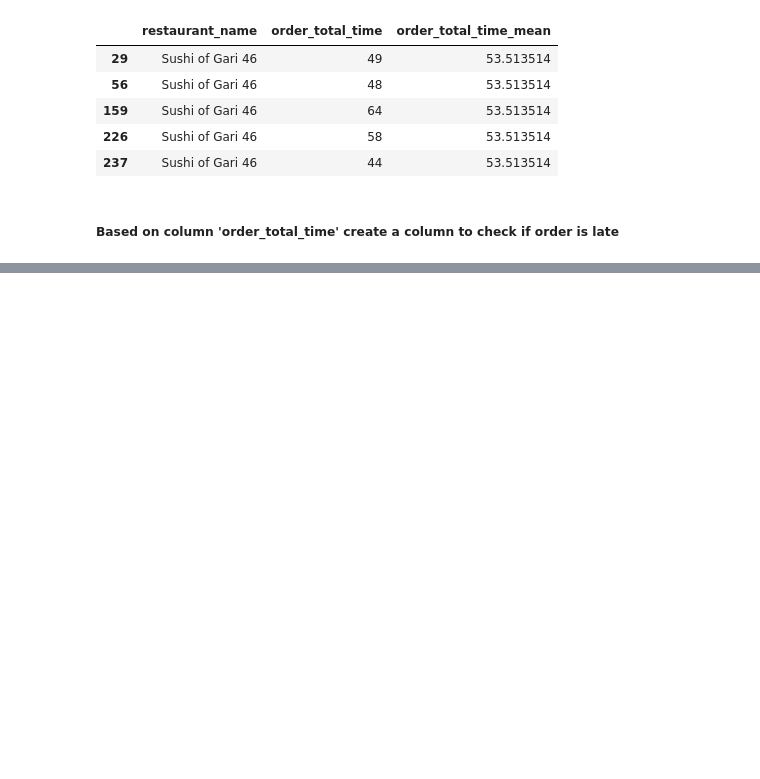
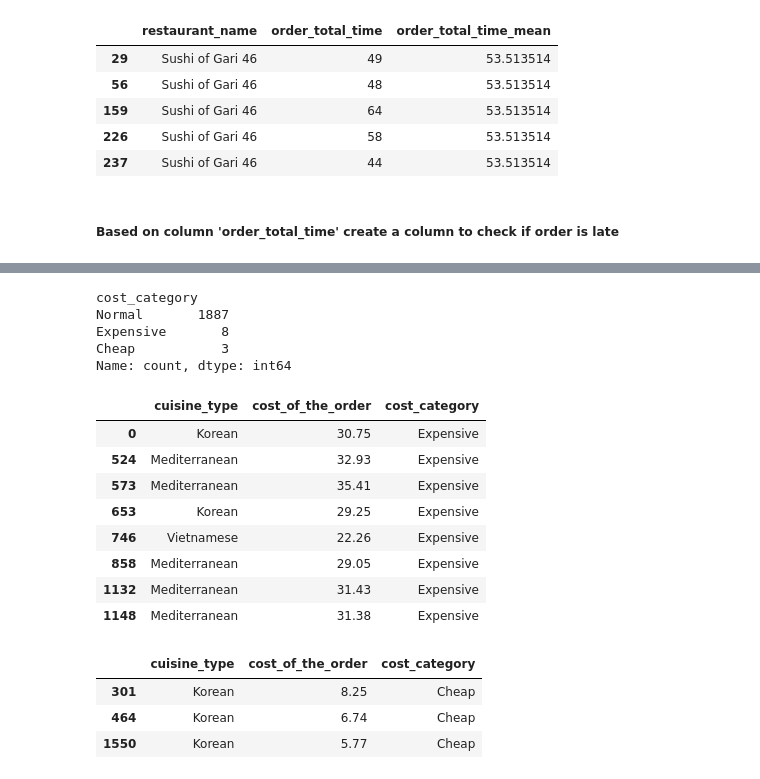
Before and after one commit to J3SSY-ANDU/Food-Delivery-Data-Analysis, a Jupyter notebook: notebooks/food_delivery_orders_eda.ipynb, the cells around one changed output, grey strips where cells are left out. Saved outputs shown, nothing was run; the diff lists cells and outputs as text; code cells hidden in the pictures; blank space fills up the shorter version.

```diff
--- a/notebooks/food_delivery_orders_eda.ipynb
+++ b/notebooks/food_delivery_orders_eda.ipynb
@@ -298,0 +311,23 @@ df[['restaurant_name', 'order_total_time', 'order_total_time_mean', 'order_is_la
+# %%
+# Calculate Q1, Q3, and IQR for each cuisine type
+Q1 = df.groupby('cuisine_type')['cost_of_the_order'].quantile(0.25)
+Q3 = df.groupby('cuisine_type')['cost_of_the_order'].quantile(0.75)
+IQR = Q3 - Q1
+
+# Merge quantiles and IQR back to the original dataframe
+df['Q1'] = df['cuisine_type'].map(Q1)
+df['Q3'] = df['cuisine_type'].map(Q3)
+df['IQR'] = df['cuisine_type'].map(IQR)
+
+# Calculate the lower and upper bounds for outliers based on IQR
+df['outliers_lower_bound'] = df['Q1'] - 1.5 * df['IQR']
+df['outliers_upper_bound'] = df['Q3'] + 1.5 * df['IQR']
+
+# Categorize the cost_of_the_order based on Q1 and Q3 values
+df['cost_category'] = df.apply(lambda row: 'Expensive' if row['cost_of_the_order'] > row['outliers_upper_bound'] else 'Normal' if row['cost_of_the_order'] > row['outliers_lower_bound'] else 'Cheap', axis=1)
+
+# Drop the Q1, Q3, and IQR columns as they are no longer needed
+df = df.drop(columns=['Q1', 'Q3', 'IQR'])
+
+# View the result
+df[['cuisine_type', 'cost_of_the_order', 'cost_category']].head()
@@ -298,0 +350,27 @@ df[['restaurant_name', 'order_total_time', 'order_total_time_mean', 'order_is_la
+# %%
+df['cost_category'].value_counts(dropna=False)  # Count the number of orders in each cost category
+# %% [output]
+cost_category
+Normal       1887
+Expensive       8
+Cheap           3
+Name: count, dtype: int64
+# %%
+df[df['cost_category'] == 'Expensive'][['cuisine_type', 'cost_of_the_order', 'cost_category']] # Display rows for expensive orders based on cuisine type and cost
+# %% [output]
+|  | cuisine_type | cost_of_the_order | cost_category |
+| 0 | Korean | 30.75 | Expensive |
+| 524 | Mediterranean | 32.93 | Expensive |
+| 573 | Mediterranean | 35.41 | Expensive |
+| 653 | Korean | 29.25 | Expensive |
+| 746 | Vietnamese | 22.26 | Expensive |
+| 858 | Mediterranean | 29.05 | Expensive |
+| 1132 | Mediterranean | 31.43 | Expensive |
+| 1148 | Mediterranean | 31.38 | Expensive |
+# %%
+df[df['cost_category'] == 'Cheap'][['cuisine_type', 'cost_of_the_order', 'cost_category']] # Display rows for cheap orders based on cuisine type and cost
+# %% [output]
+|  | cuisine_type | cost_of_the_order | cost_category |
+| 301 | Korean | 8.25 | Cheap |
+| 464 | Korean | 6.74 | Cheap |
+| 1550 | Korean | 5.77 | Cheap |
```
Also changed, not shown: parts of 15 cells of this notebook.
